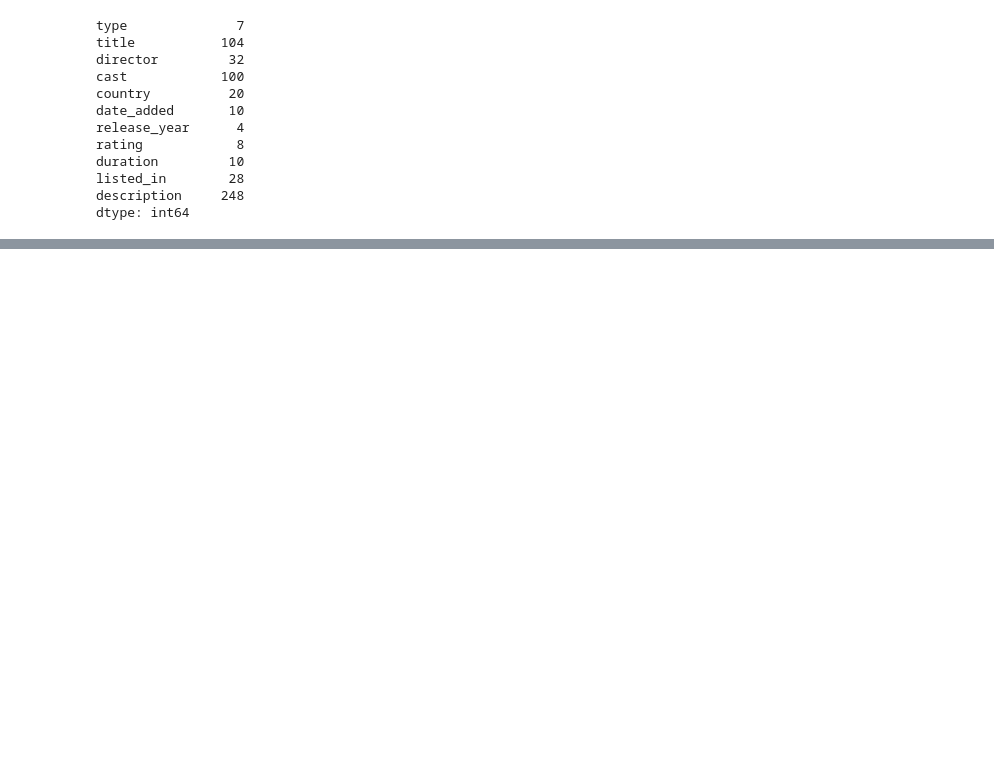
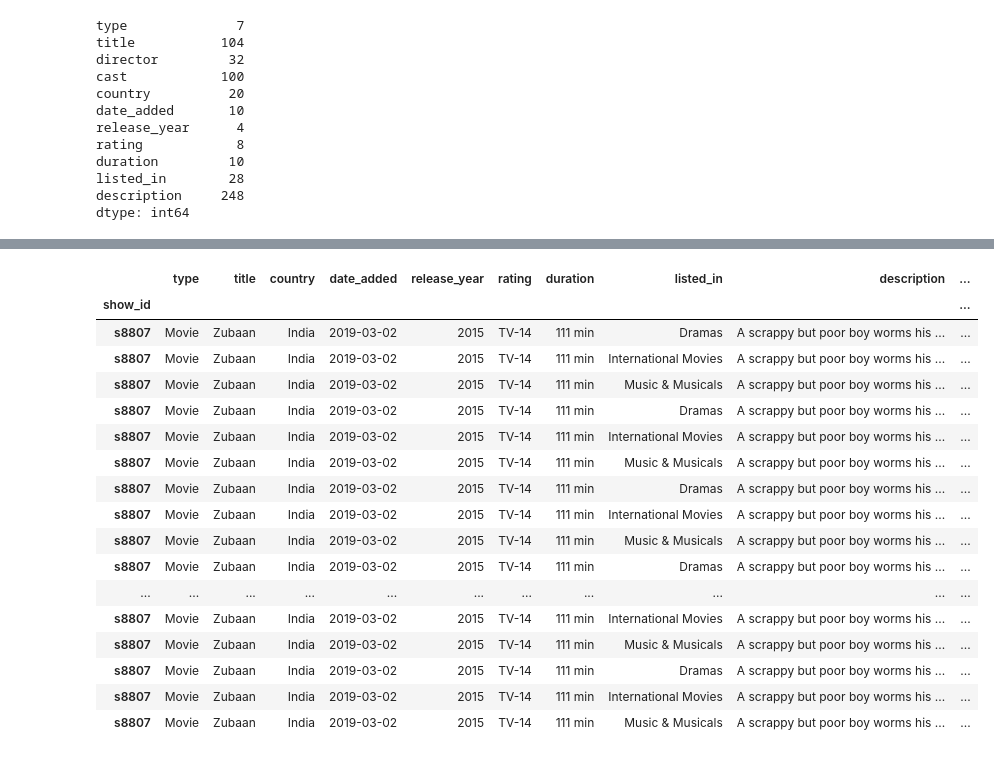
Before and after one commit to jameslaurence82/PythonPandas, a Jupyter notebook: netflixtitles.ipynb, the cells around one changed output, grey strips where cells are left out. Drawn from its saved outputs; the diff is of its cells as text; code cells hidden in the pictures; blank space fills up the shorter version.

```diff
--- a/netflixtitles.ipynb
+++ b/netflixtitles.ipynb
@@ -494,0 +481,5 @@ ValueError: could not convert string to float: 'Movie'
+# %%
+# Copy original DataFrame to avoid modifying it
+remove_doublespaces = netexplodedf.copy()
+remove_doublespaces.replace('', ' ', inplace=True)
+remove_doublespaces
@@ -494,0 +501,34 @@ ValueError: could not convert string to float: 'Movie'
+# %%
+# New dataframe to prepare splitting director and actor names into Fname and LName
+castsplit = remove_doublespaces.copy()
+
+# Assuming df is your DataFrame
+
+# Replace empty strings with a space in all columns and rows
+castsplit.replace('', ' ', inplace=True)
+
+# Function to split column and handle NaN values
+def split_name(column):
+    # Check if the value is not NaN
+    if pd.notna(column):
+        # Split the column using the first space and limit to 1 split
+        return pd.Series(column.split(' ', 1))
+    # Return empty strings if the value is NaN
+    return pd.Series(['', ''])
+
+# Split 'director' column
+# Apply the split_name function to each non-NaN value in the 'director' column
+# Create new columns 'Director_FName' and 'Director_LName' based on the split result
+castsplit[['Director_FName', 'Director_LName']] = castsplit['director'].apply(split_name)
+
+# Split 'actor' column
+# Apply the split_name function to each non-NaN value in the 'actor' column
+# Create new columns 'Actor_FName' and 'Actor_LName' based on the split result
+castsplit[['Actor_FName', 'Actor_LName']] = castsplit['cast'].apply(split_name)
+
+# Drop the original 'director' and 'actor' columns if needed
+# This step removes the original columns, keeping only the new split columns
+castsplit.drop(['director', 'cast'], axis=1, inplace=True)
+
+# Print the modified DataFrame
+castsplit
@@ -495,2 +550,5 @@ ValueError: could not convert string to float: 'Movie'
+# %%
+# copy dataframe to final form dataframe
+finaldf = castsplit.copy()
 # %%
 # Outputting exploded dataframe to csv
@@ -497,0 +556,21 @@ netexplodedf.to_csv('clean_netflix_data.csv', index=False)
+# %%
+finaldf.loc['s8807']
+# %% [output]
+|  | type | title | country | date_added | release_year | rating | duration | listed_in | description | ... |
+| show_id |  |  |  |  |  |  |  |  |  | ... |
+| s8807 | Movie | Zubaan | India | 2019-03-02 | 2015 | TV-14 | 111 min | Dramas | A scrappy but poor boy worms his ... | ... |
+| s8807 | Movie | Zubaan | India | 2019-03-02 | 2015 | TV-14 | 111 min | International Movies | A scrappy but poor boy worms his ... | ... |
+| s8807 | Movie | Zubaan | India | 2019-03-02 | 2015 | TV-14 | 111 min | Music & Musicals | A scrappy but poor boy worms his ... | ... |
+| s8807 | Movie | Zubaan | India | 2019-03-02 | 2015 | TV-14 | 111 min | Dramas | A scrappy but poor boy worms his ... | ... |
+| s8807 | Movie | Zubaan | India | 2019-03-02 | 2015 | TV-14 | 111 min | International Movies | A scrappy but poor boy worms his ... | ... |
+| s8807 | Movie | Zubaan | India | 2019-03-02 | 2015 | TV-14 | 111 min | Music & Musicals | A scrappy but poor boy worms his ... | ... |
+| s8807 | Movie | Zubaan | India | 2019-03-02 | 2015 | TV-14 | 111 min | Dramas | A scrappy but poor boy worms his ... | ... |
+| s8807 | Movie | Zubaan | India | 2019-03-02 | 2015 | TV-14 | 111 min | International Movies | A scrappy but poor boy worms his ... | ... |
+| s8807 | Movie | Zubaan | India | 2019-03-02 | 2015 | TV-14 | 111 min | Music & Musicals | A scrappy but poor boy worms his ... | ... |
+| s8807 | Movie | Zubaan | India | 2019-03-02 | 2015 | TV-14 | 111 min | Dramas | A scrappy but poor boy worms his ... | ... |
+| ... | ... | ... | ... | ... | ... | ... | ... | ... | ... | ... |
+| s8807 | Movie | Zubaan | India | 2019-03-02 | 2015 | TV-14 | 111 min | International Movies | A scrappy but poor boy worms his ... | ... |
+| s8807 | Movie | Zubaan | India | 2019-03-02 | 2015 | TV-14 | 111 min | Music & Musicals | A scrappy but poor boy worms his ... | ... |
+| s8807 | Movie | Zubaan | India | 2019-03-02 | 2015 | TV-14 | 111 min | Dramas | A scrappy but poor boy worms his ... | ... |
+| s8807 | Movie | Zubaan | India | 2019-03-02 | 2015 | TV-14 | 111 min | International Movies | A scrappy but poor boy worms his ... | ... |
+| s8807 | Movie | Zubaan | India | 2019-03-02 | 2015 | TV-14 | 111 min | Music & Musicals | A scrappy but poor boy worms his ... | ... |
```
Also changed, not shown: parts of 7 cells of this notebook, 7 other files.
